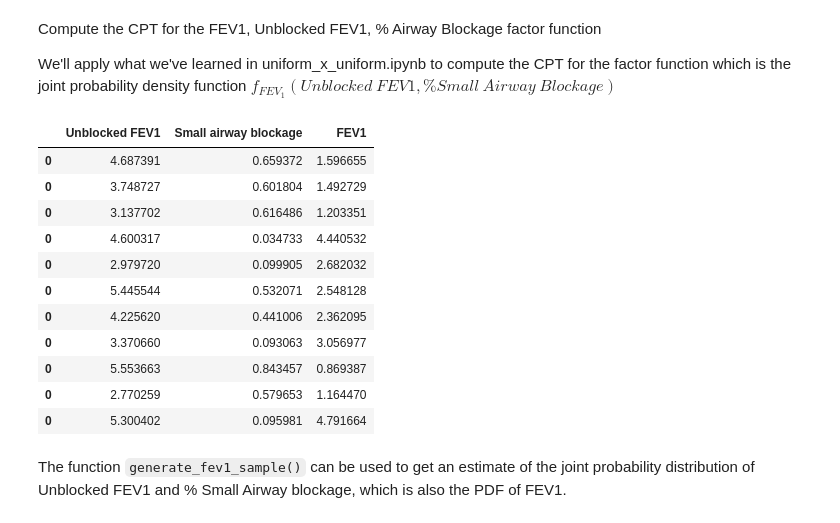
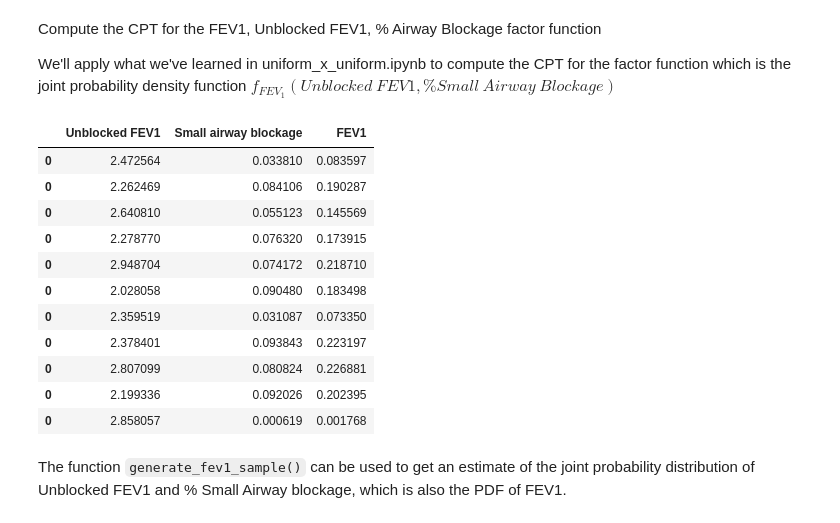
Before and after one commit to tristantreb/phd, a Jupyter notebook: src/milestone_model/compute_CPTs.ipynb, the cells around one changed output. Cells and saved outputs as stored; diff of their text form; code cells hidden in the pictures.

```diff
--- a/src/milestone_model/compute_CPTs.ipynb
+++ b/src/milestone_model/compute_CPTs.ipynb
@@ -38,19 +36,19 @@ def generate_fev1_sample(n):
     return df
-# %%
-generate_fev1_sample(10)
-# %% [output]
-|  | Unblocked FEV1 | Small airway blockage | FEV1 |
-| 0 | 4.687391 | 0.659372 | 1.596655 |
-| 0 | 3.748727 | 0.601804 | 1.492729 |
-| 0 | 3.137702 | 0.616486 | 1.203351 |
-| 0 | 4.600317 | 0.034733 | 4.440532 |
-| 0 | 2.979720 | 0.099905 | 2.682032 |
-| 0 | 5.445544 | 0.532071 | 2.548128 |
-| 0 | 4.225620 | 0.441006 | 2.362095 |
-| 0 | 3.370660 | 0.093063 | 3.056977 |
-| 0 | 5.553663 | 0.843457 | 0.869387 |
-| 0 | 2.770259 | 0.579653 | 1.164470 |
-| 0 | 5.300402 | 0.095981 | 4.791664 |
+# %%
+generate_fev1_sample(2, 3, 0, 0.1, 10)
+# %% [output]
+|  | Unblocked FEV1 | Small airway blockage | FEV1 |
+| 0 | 2.472564 | 0.033810 | 0.083597 |
+| 0 | 2.262469 | 0.084106 | 0.190287 |
+| 0 | 2.640810 | 0.055123 | 0.145569 |
+| 0 | 2.278770 | 0.076320 | 0.173915 |
+| 0 | 2.948704 | 0.074172 | 0.218710 |
+| 0 | 2.028058 | 0.090480 | 0.183498 |
+| 0 | 2.359519 | 0.031087 | 0.073350 |
+| 0 | 2.378401 | 0.093843 | 0.223197 |
+| 0 | 2.807099 | 0.080824 | 0.226881 |
+| 0 | 2.199336 | 0.092026 | 0.202395 |
+| 0 | 2.858057 | 0.000619 | 0.001768 |
 # %% [markdown]
 The function `generate_fev1_sample()` can be used to get an estimate of the joint probability distribution of Unblocked FEV1 and % Small Airway blockage, which is also the PDF of FEV1.
 # %%
```
Also changed, not shown: parts of 8 cells of this notebook, 3 other files.
